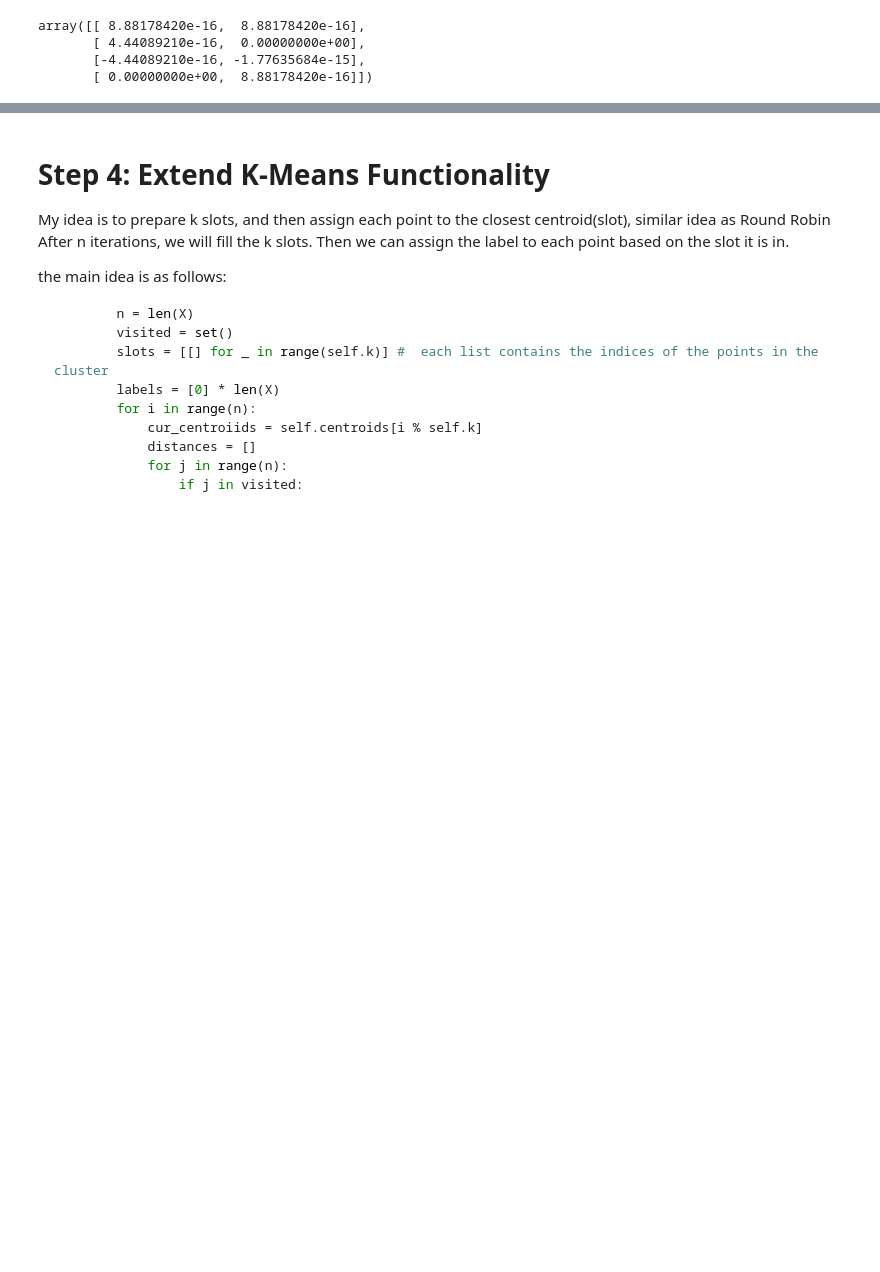
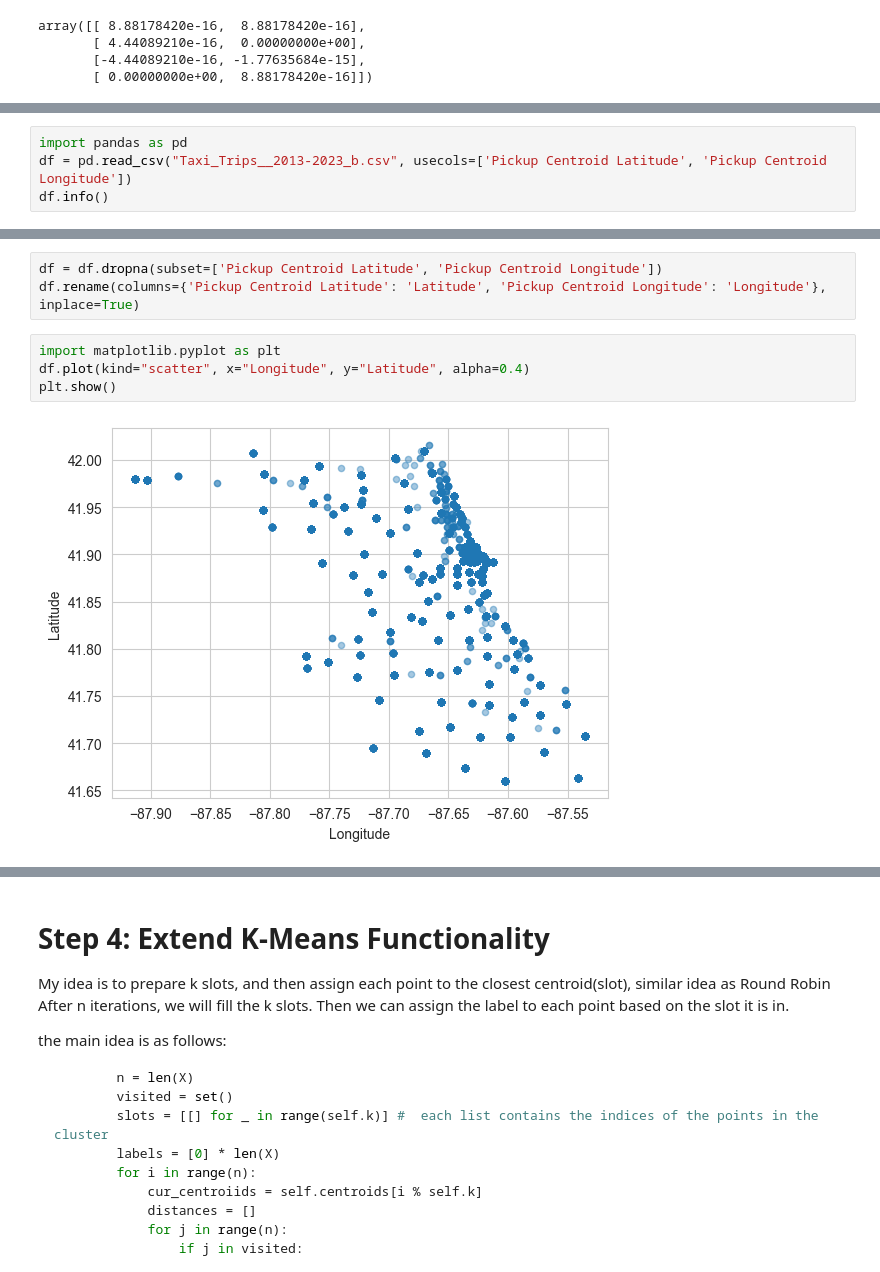
Before and after one commit to USFCA-CS663-Spring2024/kmeans-yaominzh, a Jupyter notebook: Assignment 2 - Clustering.ipynb, the cells around one changed output, grey strips where cells are left out. Cells and saved outputs as stored; diff of their text form; blank space fills up the shorter version.

```diff
--- a/Assignment 2 - Clustering.ipynb
+++ b/Assignment 2 - Clustering.ipynb
@@ -148,0 +163,4 @@ array([[ 8.88178420e-16,  8.88178420e-16],
+# %%
+import pandas as pd
+df = pd.read_csv("Taxi_Trips__2013-2023_b.csv", usecols=['Pickup Centroid Latitude', 'Pickup Centroid Longitude'])
+df.info()
@@ -148,0 +177,9 @@ array([[ 8.88178420e-16,  8.88178420e-16],
+# %%
+df = df.dropna(subset=['Pickup Centroid Latitude', 'Pickup Centroid Longitude'])
+df.rename(columns={'Pickup Centroid Latitude': 'Latitude', 'Pickup Centroid Longitude': 'Longitude'}, inplace=True)
+# %%
+import matplotlib.pyplot as plt
+df.plot(kind="scatter", x="Longitude", y="Latitude", alpha=0.4)
+plt.show()
+# %% [output]
+[figure, added]
```
Also changed, not shown: parts of 10 cells of this notebook, 3 other files.
